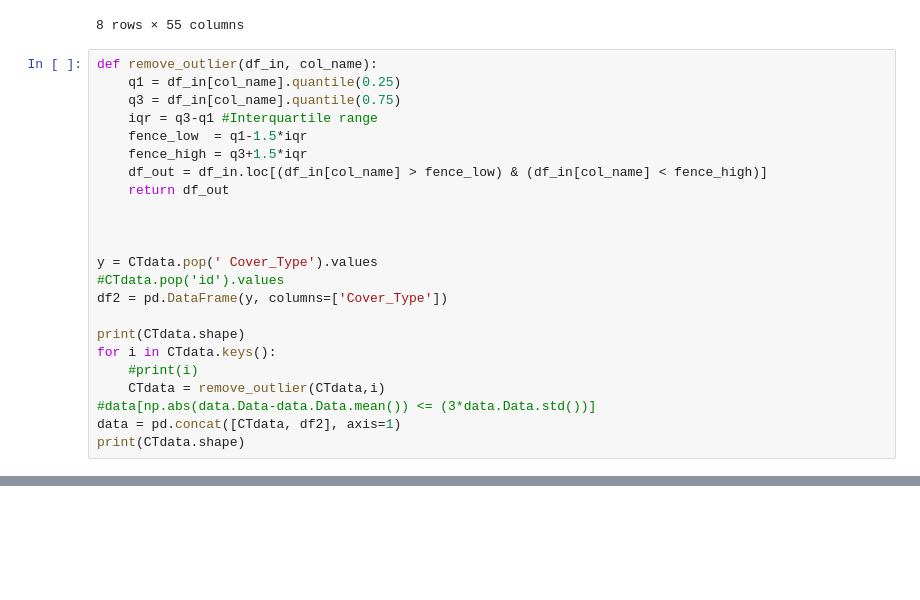
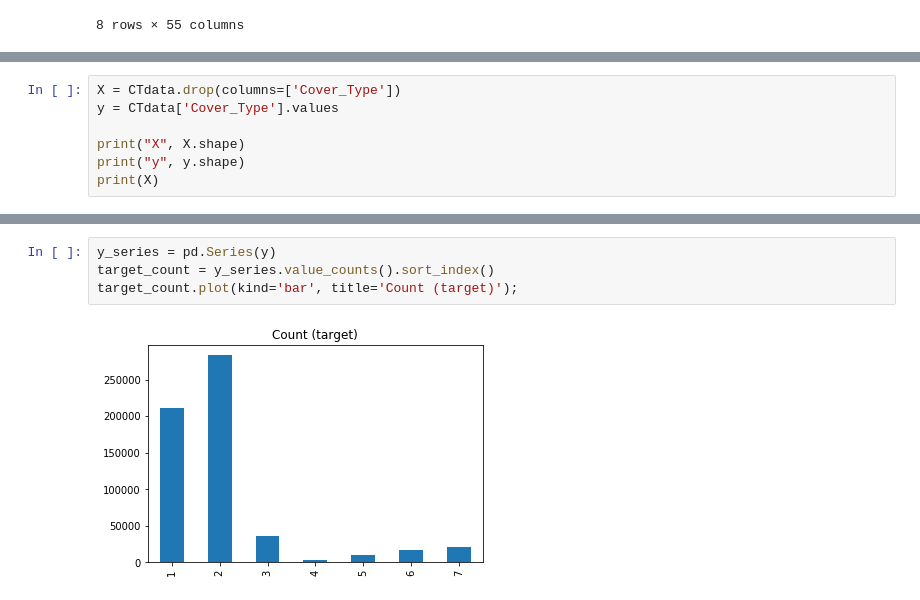
Before and after one commit to jtaca/Data_Science_Labs, a Jupyter notebook: project/2 - Preprocessing_conv.ipynb, the cells around one changed output, grey strips where cells are left out. Cells and saved outputs as stored; diff of their text form; blank space fills up the shorter version.

```diff
--- a/project/2 - Preprocessing_conv.ipynb
+++ b/project/2 - Preprocessing_conv.ipynb
@@ -59,26 +58,3 @@ CTdata.describe(include='all')
 | 75% | 3163.000000 | 260.000000 | 18.000000 | 384.000000 | 69.000000 | 3328.000000 | ... |
 | max | 3858.000000 | 360.000000 | 66.000000 | 1397.000000 | 601.000000 | 7117.000000 | ... |
 8 rows × 55 columns
-# %%
-def remove_outlier(df_in, col_name):
-    q1 = df_in[col_name].quantile(0.25)
-    q3 = df_in[col_name].quantile(0.75)
-    iqr = q3-q1 #Interquartile range
-    fence_low  = q1-1.5*iqr
-    fence_high = q3+1.5*iqr
-    df_out = df_in.loc[(df_in[col_name] > fence_low) & (df_in[col_name] < fence_high)]
-    return df_out
-
-
-
-y = CTdata.pop(' Cover_Type').values
-#CTdata.pop('id').values
-df2 = pd.DataFrame(y, columns=['Cover_Type'])
-
-print(CTdata.shape)
-for i in CTdata.keys():
-    #print(i)
-    CTdata = remove_outlier(CTdata,i)
-#data[np.abs(data.Data-data.Data.mean()) <= (3*data.Data.std())]
-data = pd.concat([CTdata, df2], axis=1)
-print(CTdata.shape)
@@ -106,0 +105,7 @@ data.describe(include='all')
+# %%
+X = CTdata.drop(columns=['Cover_Type'])
+y = CTdata['Cover_Type'].values
+
+print("X", X.shape)
+print("y", y.shape)
+print(X)
@@ -106,0 +130,6 @@ data.describe(include='all')
+# %%
+y_series = pd.Series(y)
+target_count = y_series.value_counts().sort_index()
+target_count.plot(kind='bar', title='Count (target)');
+# %% [output]
+[figure, added]
```
Also changed, not shown: parts of 11 cells of this notebook.
